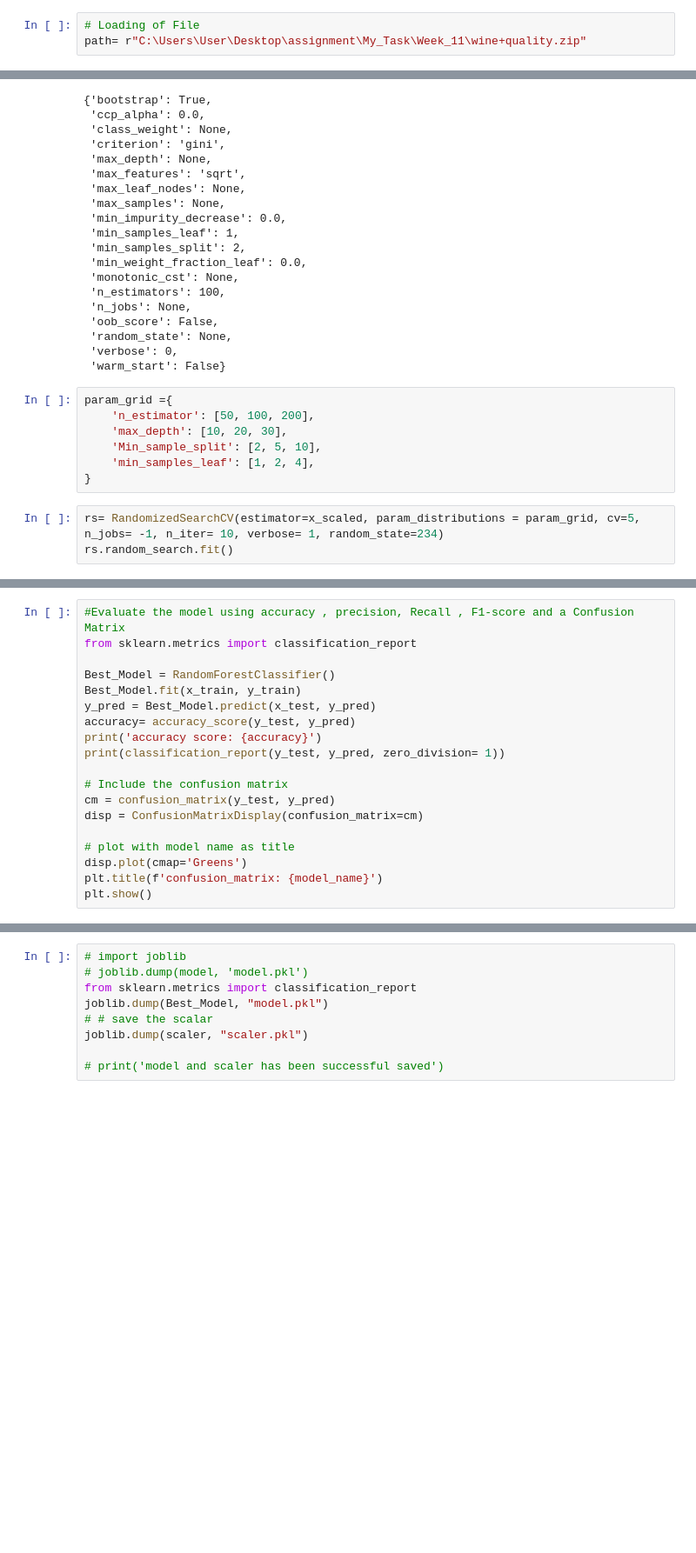
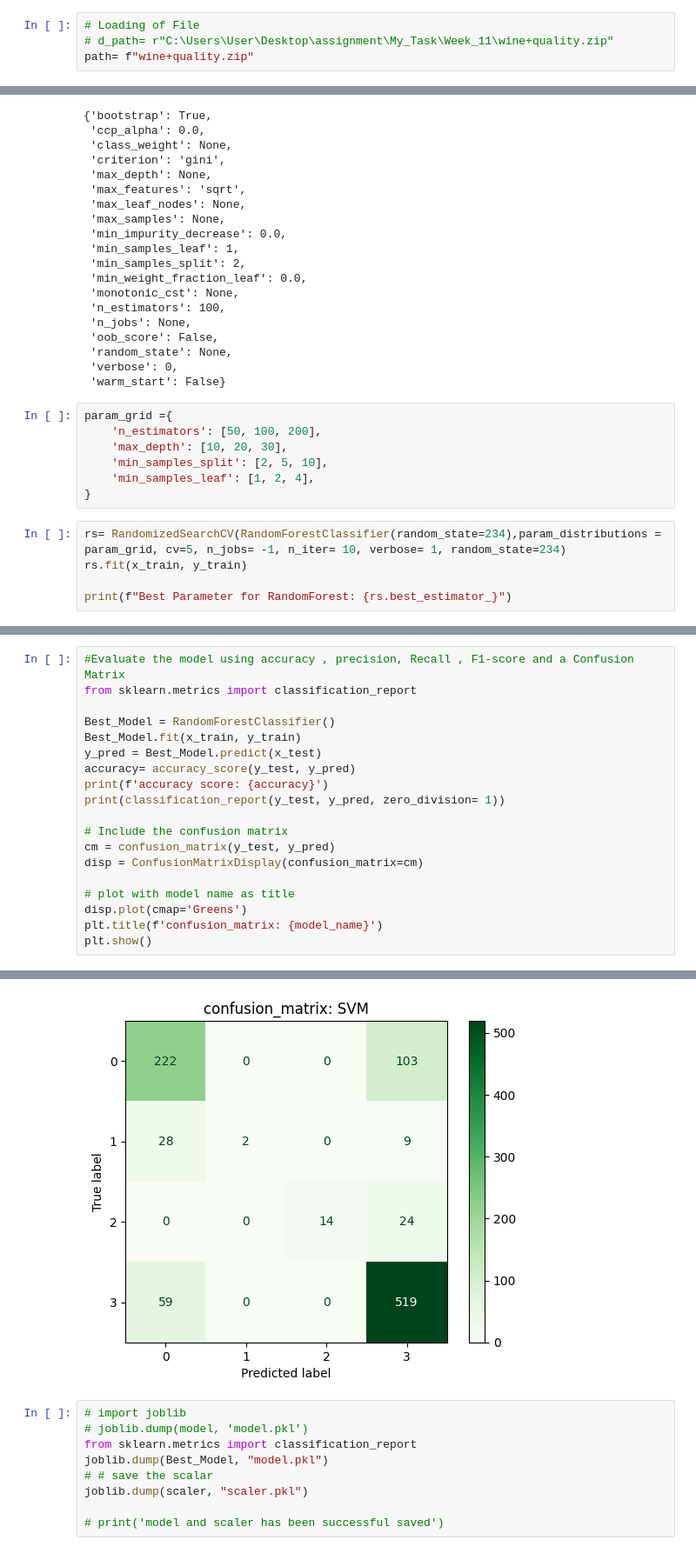
Before and after one commit to ADEOYE-MARY25/Project-Exam, a Jupyter notebook: EDA_Notebook.ipynb, the cells around one changed output, grey strips where cells are left out. Shown at 87% size. Saved outputs shown, nothing was run; the diff lists cells and outputs as text; blank space fills up the shorter version.

```diff
--- a/EDA_Notebook.ipynb
+++ b/EDA_Notebook.ipynb
@@ -23,7 +23,8 @@ from sklearn.naive_bayes import GaussianNB
 Premilary Data Analysis
 # %%
 # Loading of File
-path= r"C:\Users\User\Desktop\assignment\My_Task\Week_11\wine+quality.zip"
+# d_path= r"C:\Users\User\Desktop\assignment\My_Task\Week_11\wine+quality.zip"
+path= f"wine+quality.zip"
 # %%
 def Load_Path(path):
     with ZipFile(path, 'r') as ref_zip:
@@ -354,12 +362,14 @@ rf.get_params()
  'warm_start': False}
 # %%
 param_grid ={
-    'n_estimator': [50, 100, 200],
+    'n_estimators': [50, 100, 200],
     'max_depth': [10, 20, 30],
-    'Min_sample_split': [2, 5, 10],
+    'min_samples_split': [2, 5, 10],
     'min_samples_leaf': [1, 2, 4],
 }
 # %%
-rs= RandomizedSearchCV(estimator=x_scaled, param_distributions = param_grid, cv=5, n_jobs= -1, n_iter= 10, verbose= 1, random_state=234)
-rs.random_search.fit()
+rs= RandomizedSearchCV(RandomForestClassifier(random_state=234),param_distributions = param_grid, cv=5, n_jobs= -1, n_iter= 10, verbose= 1, random_state=234)
+rs.fit(x_train, y_train)
+
+print(f"Best Parameter for RandomForest: {rs.best_estimator_}")
 # %% [output]
@@ -378,9 +390,9 @@ from sklearn.metrics import classification_report
 
 Best_Model = RandomForestClassifier()
 Best_Model.fit(x_train, y_train)
-y_pred = Best_Model.predict(x_test, y_pred)
+y_pred = Best_Model.predict(x_test)
 accuracy= accuracy_score(y_test, y_pred)
-print('accuracy score: {accuracy}')
+print(f'accuracy score: {accuracy}')
 print(classification_report(y_test, y_pred, zero_division= 1))
 
 # Include the confusion matrix
@@ -396,3 +418,4 @@ TypeError: ForestClassifier.predict() takes 2 positional arguments but 3 were gi
+[figure, added]
 # %%
 # import joblib
 # joblib.dump(model, 'model.pkl')
```
Also changed, not shown: parts of 5 cells of this notebook, 6 other files.
